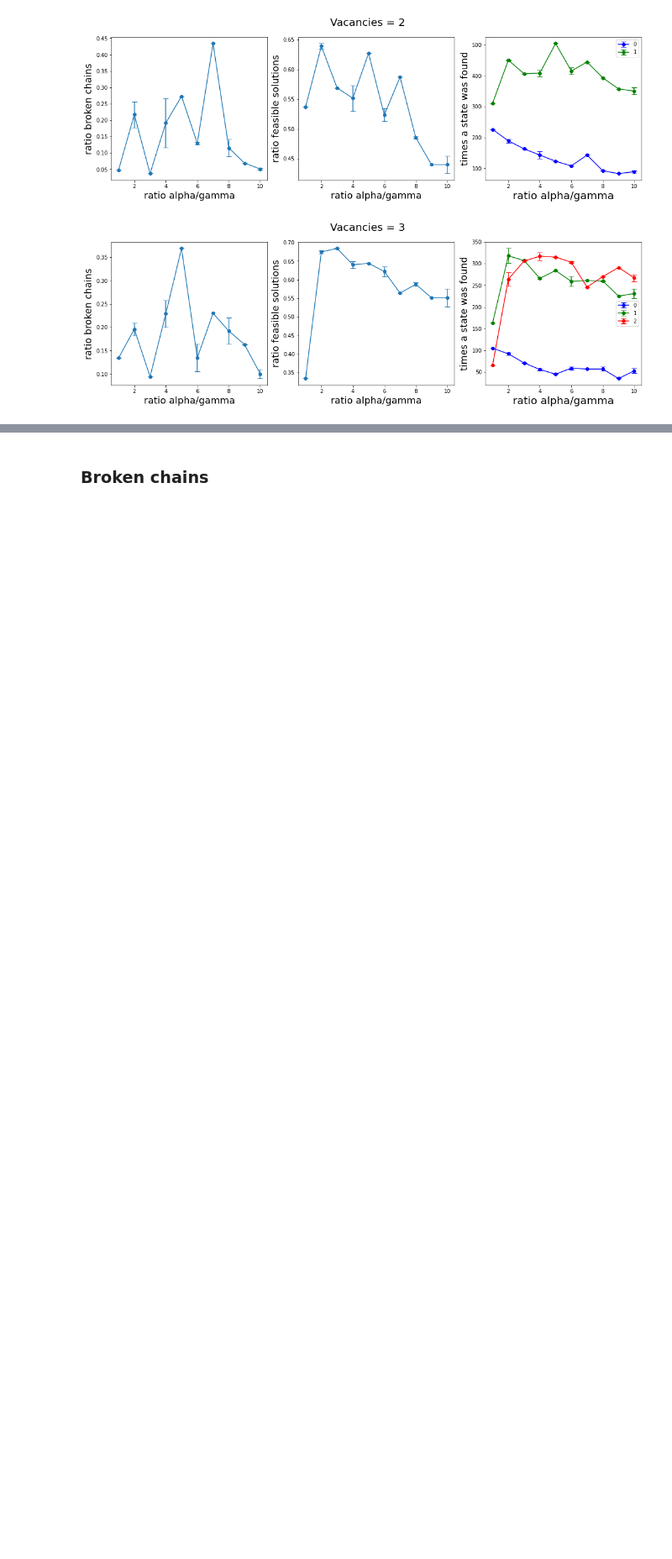
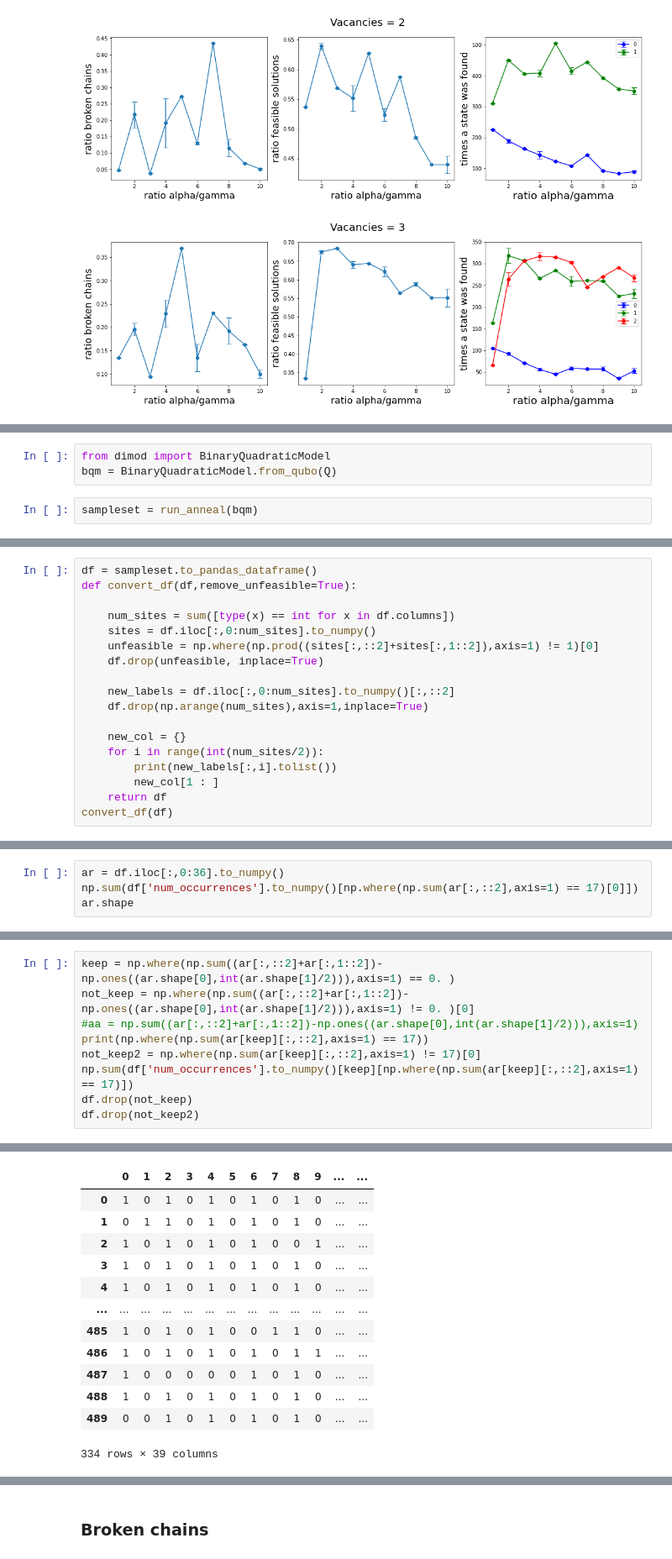
Before and after one commit to cmc-ucl/quantum_computing, a Jupyter notebook: Experiments.ipynb, the cells around one changed output, grey strips where cells are left out. Shown at 84% size. Drawn from its saved outputs; the diff is of its cells as text; blank space fills up the shorter version.

```diff
--- a/Experiments.ipynb
+++ b/Experiments.ipynb
@@ -1703,0 +1720,5 @@ array([[-68.,   4.,   0.,   0.,   0.,   0.,   0.,   0.,   0.,   0.],
+# %%
+from dimod import BinaryQuadraticModel
+bqm = BinaryQuadraticModel.from_qubo(Q)
+# %%
+sampleset = run_anneal(bqm)
@@ -1703,0 +1727,18 @@ array([[-68.,   4.,   0.,   0.,   0.,   0.,   0.,   0.,   0.,   0.],
+# %%
+df = sampleset.to_pandas_dataframe()
+def convert_df(df,remove_unfeasible=True):
+
+    num_sites = sum([type(x) == int for x in df.columns])
+    sites = df.iloc[:,0:num_sites].to_numpy()
+    unfeasible = np.where(np.prod((sites[:,::2]+sites[:,1::2]),axis=1) != 1)[0]
+    df.drop(unfeasible, inplace=True)
+
+    new_labels = df.iloc[:,0:num_sites].to_numpy()[:,::2]
+    df.drop(np.arange(num_sites),axis=1,inplace=True)
+
+    new_col = {}
+    for i in range(int(num_sites/2)):
+        print(new_labels[:,i].tolist())
+        new_col[1 : ]
+    return df
+convert_df(df)
@@ -1703,0 +1748,4 @@ array([[-68.,   4.,   0.,   0.,   0.,   0.,   0.,   0.,   0.,   0.],
+# %%
+ar = df.iloc[:,0:36].to_numpy()
+np.sum(df['num_occurrences'].to_numpy()[np.where(np.sum(ar[:,::2],axis=1) == 17)[0]])
+ar.shape
@@ -1703,0 +1754,10 @@ array([[-68.,   4.,   0.,   0.,   0.,   0.,   0.,   0.,   0.,   0.],
+# %%
+keep = np.where(np.sum((ar[:,::2]+ar[:,1::2])-np.ones((ar.shape[0],int(ar.shape[1]/2))),axis=1) == 0. )
+not_keep = np.where(np.sum((ar[:,::2]+ar[:,1::2])-np.ones((ar.shape[0],int(ar.shape[1]/2))),axis=1) != 0. )[0]
+#aa = np.sum((ar[:,::2]+ar[:,1::2])-np.ones((ar.shape[0],int(ar.shape[1]/2))),axis=1)
+print(np.where(np.sum(ar[keep][:,::2],axis=1) == 17))
+not_keep2 = np.where(np.sum(ar[keep][:,::2],axis=1) != 17)[0]
+np.sum(df['num_occurrences'].to_numpy()[keep][np.where(np.sum(ar[keep][:,::2],axis=1) == 17)])
+df.drop(not_keep)
+df.drop(not_keep2)
+# %% [output]
@@ -1703,0 +1770,13 @@ array([[-68.,   4.,   0.,   0.,   0.,   0.,   0.,   0.,   0.,   0.],
+|  | 0 | 1 | 2 | 3 | 4 | 5 | 6 | 7 | 8 | 9 | ... | ... |
+| 0 | 1 | 0 | 1 | 0 | 1 | 0 | 1 | 0 | 1 | 0 | ... | ... |
+| 1 | 0 | 1 | 1 | 0 | 1 | 0 | 1 | 0 | 1 | 0 | ... | ... |
+| 2 | 1 | 0 | 1 | 0 | 1 | 0 | 1 | 0 | 0 | 1 | ... | ... |
+| 3 | 1 | 0 | 1 | 0 | 1 | 0 | 1 | 0 | 1 | 0 | ... | ... |
+| 4 | 1 | 0 | 1 | 0 | 1 | 0 | 1 | 0 | 1 | 0 | ... | ... |
+| ... | ... | ... | ... | ... | ... | ... | ... | ... | ... | ... | ... | ... |
+| 485 | 1 | 0 | 1 | 0 | 1 | 0 | 0 | 1 | 1 | 0 | ... | ... |
+| 486 | 1 | 0 | 1 | 0 | 1 | 0 | 1 | 0 | 1 | 1 | ... | ... |
+| 487 | 1 | 0 | 0 | 0 | 0 | 0 | 1 | 0 | 1 | 0 | ... | ... |
+| 488 | 1 | 0 | 1 | 0 | 1 | 0 | 1 | 0 | 1 | 0 | ... | ... |
+| 489 | 0 | 0 | 1 | 0 | 1 | 0 | 1 | 0 | 1 | 0 | ... | ... |
+334 rows × 39 columns
```
Also changed, not shown: parts of 73 cells of this notebook.
